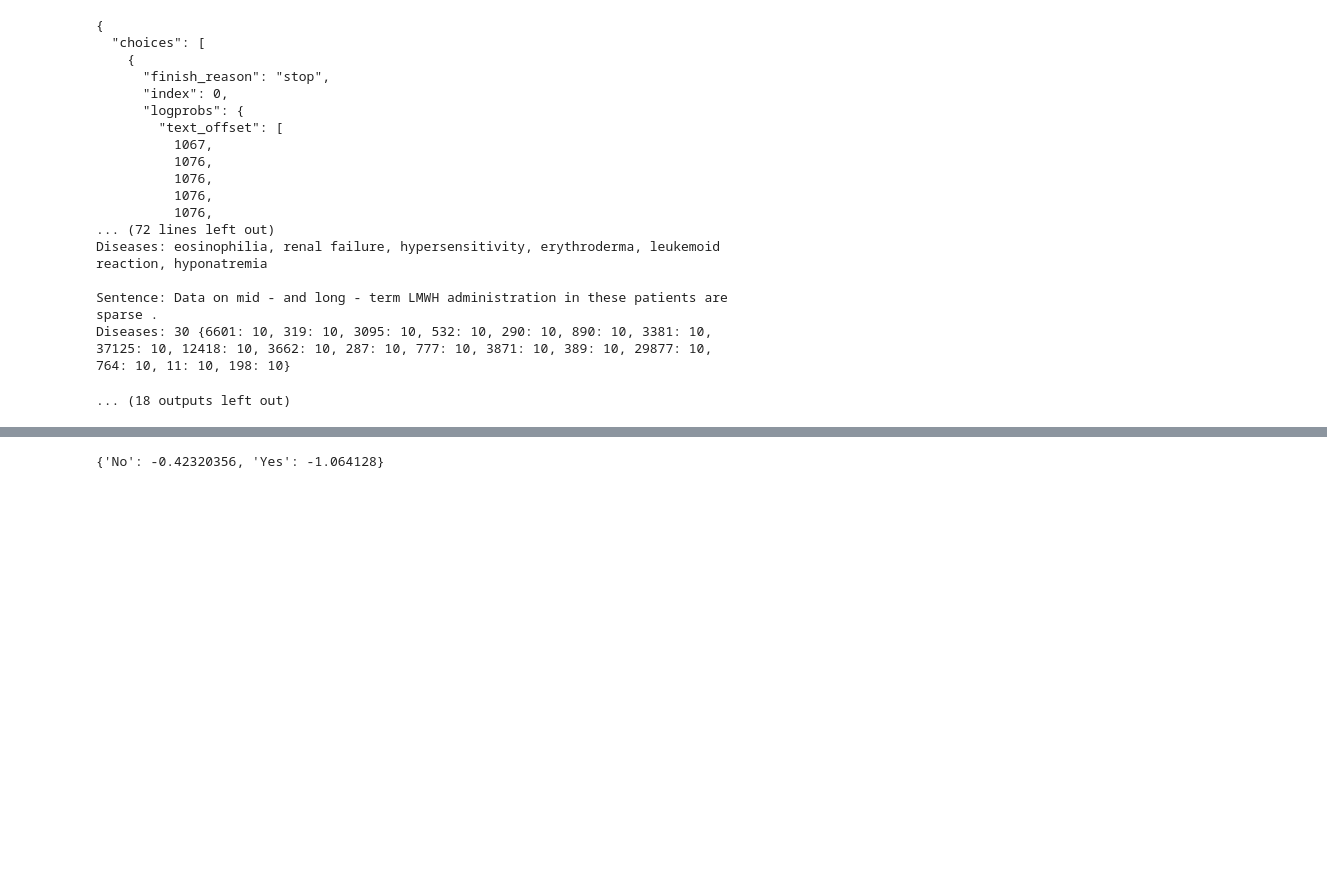
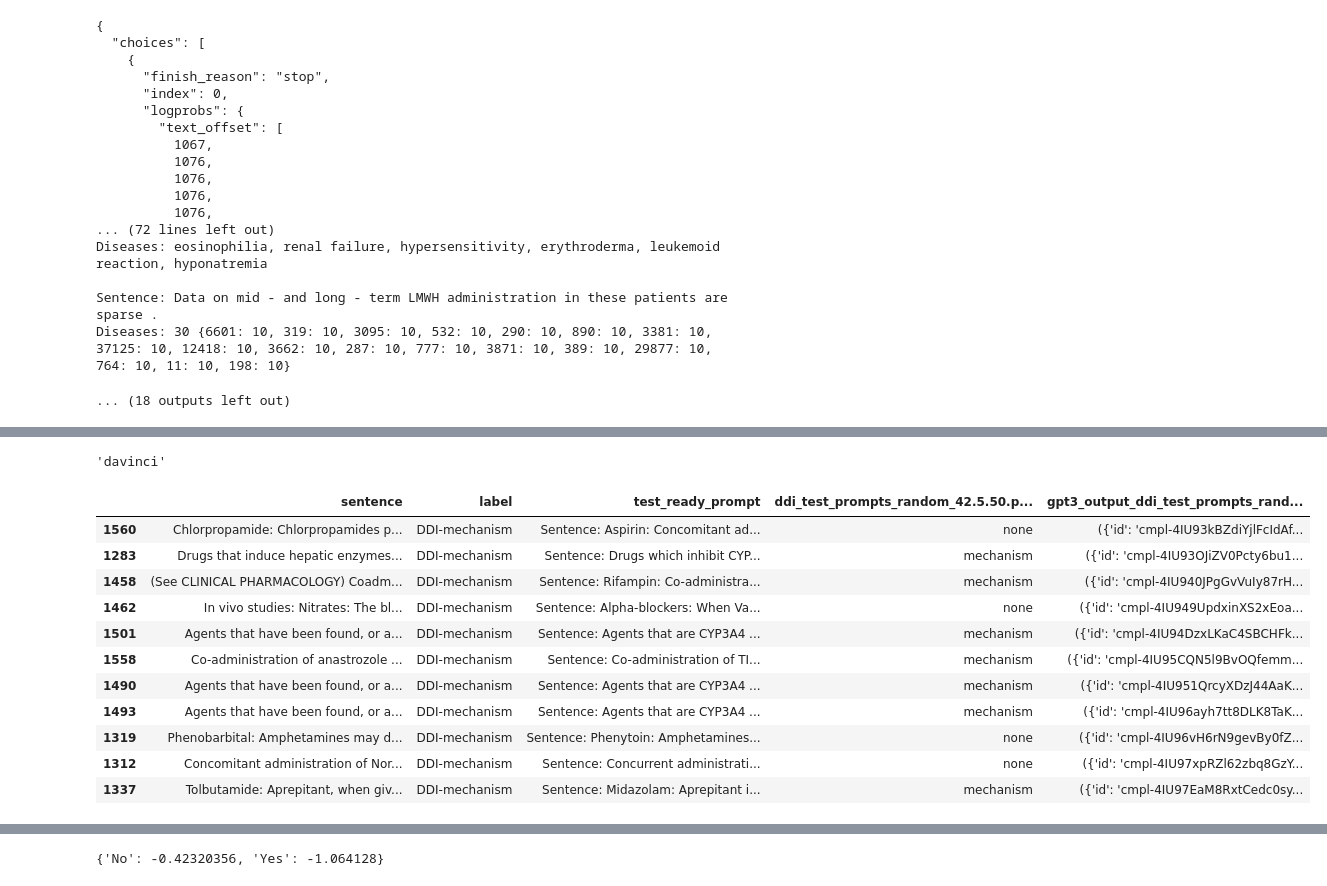
Before and after one commit to nickmcneal/biomedical-information-extraction, a Jupyter notebook: src/GPT-3 Running.ipynb, the cells around one changed output, grey strips where cells are left out. Drawn from its saved outputs; the diff is of its cells as text; code cells hidden in the pictures; blank space fills up the shorter version.

```diff
--- a/src/GPT-3 Running.ipynb
+++ b/src/GPT-3 Running.ipynb
@@ -31,14 +36,14 @@ filename_root = prompt_filename.split('/')[-1]
 test_ready_prompt_dataset = pickle.load(open(prompt_filename,'rb'))
 # %%
 data_name = 'ddi'
-seed = 21
+seed = 42
 few_shot_num = 5
 number_of_test_samples = 50
 selection_strategy = 'random'
 sep=None
 engine='davinci'
-permutation = 4
-verbalizer = 'natural'
+permutation = 0
+verbalizer = ''
 
 prompt_filename = '../data/{}_test_prompts_{}_{}.{}.{}.perm_{}.{}'.format(data_name, selection_strategy,seed,few_shot_num,number_of_test_samples,permutation,verbalizer)
 filename_root = prompt_filename.split('/')[-1]
@@ -46,3 +53,6 @@ test_ready_prompt_dataset = pickle.load(open(prompt_filename,'rb'))
+# %%
+prompt_filename = '../data/ddi_test_prompts_random_42.5.50.perm_4.KNN'
+test_ready_prompt_dataset = pickle.load(open(prompt_filename,'rb'))
 # %%
 test_ready_prompt_dataframe = test_ready_prompt_dataset['test_df']
 prompts = test_ready_prompt_dataframe.test_ready_prompt.values
@@ -115,6 +127,7 @@ def run_gpt3(engine, prompt, logit_bias_text, max_tokens=10, sep=None, logit_bia
                                       temperature=0,
                                       logit_bias = logit_biases,
                                       presence_penalty=-0.001,
+                                      logprobs=1,
                                       stop=["\n", "<|endoftext|>"])
     return sample
 # %%
@@ -489,3 +522,7 @@ Diseases: 30 {6601: 10, 319: 10, 3095: 10, 532: 10, 290: 10, 890: 10, 3381: 10,
+# %%
+engine
+# %% [output]
+'davinci'
 # %%
 #GENERATE Relation Extraction PREDICTIONS
 gpt3_output = []
@@ -493,10 +530,10 @@ predictions = []
 
 for i, prompt in tqdm(enumerate(prompts)):
 
-    test_sent = ' '.join(list(test_ready_prompt_dataframe.unique_labels.values[i]))
+    test_sent = ' '+' '.join(list(test_ready_prompt_dataframe.unique_labels.values[i]))+' '
     sample = run_gpt3(engine, prompt, test_sent, 1, sep, 10)
 
-    gpt3_output.append(sample)
+    gpt3_output.append((sample,prompt,test_sent))
     prediction = sample['choices'][0]['text']
     #Lowercasing all predictions
     prediction = prediction.lower().strip()
@@ -505,6 +542,21 @@ for i, prompt in tqdm(enumerate(prompts)):
 df = test_ready_prompt_dataframe
 df[filename_root] = predictions
 df['gpt3_output_{}'.format(filename_root)] = gpt3_output
+# %%
+df[df['labels'] == 'mechanism'][['sentence','label','test_ready_prompt','ddi_test_prompts_random_42.5.50.perm_0.','gpt3_output_ddi_test_prompts_random_42.5.50.perm_0.']]
+# %% [output]
+|  | sentence | label | test_ready_prompt | ddi_test_prompts_random_42.5.50.p... | gpt3_output_ddi_test_prompts_rand... |
+| 1560 | Chlorpropamide: Chlorpropamides p... | DDI-mechanism | Sentence: Aspirin: Concomitant ad... | none | ({'id': 'cmpl-4IU93kBZdiYjlFcIdAf... |
+| 1283 | Drugs that induce hepatic enzymes... | DDI-mechanism | Sentence: Drugs which inhibit CYP... | mechanism | ({'id': 'cmpl-4IU93OJiZV0Pcty6bu1... |
+| 1458 | (See CLINICAL PHARMACOLOGY) Coadm... | DDI-mechanism | Sentence: Rifampin: Co-administra... | mechanism | ({'id': 'cmpl-4IU940JPgGvVuIy87rH... |
+| 1462 | In vivo studies: Nitrates: The bl... | DDI-mechanism | Sentence: Alpha-blockers: When Va... | none | ({'id': 'cmpl-4IU949UpdxinXS2xEoa... |
+| 1501 | Agents that have been found, or a... | DDI-mechanism | Sentence: Agents that are CYP3A4 ... | mechanism | ({'id': 'cmpl-4IU94DzxLKaC4SBCHFk... |
+| 1558 | Co-administration of anastrozole ... | DDI-mechanism | Sentence: Co-administration of TI... | mechanism | ({'id': 'cmpl-4IU95CQN5l9BvOQfemm... |
+| 1490 | Agents that have been found, or a... | DDI-mechanism | Sentence: Agents that are CYP3A4 ... | mechanism | ({'id': 'cmpl-4IU951QrcyXDzJ44AaK... |
+| 1493 | Agents that have been found, or a... | DDI-mechanism | Sentence: Agents that are CYP3A4 ... | mechanism | ({'id': 'cmpl-4IU96ayh7tt8DLK8TaK... |
+| 1319 | Phenobarbital: Amphetamines may d... | DDI-mechanism | Sentence: Phenytoin: Amphetamines... | none | ({'id': 'cmpl-4IU96vH6rN9gevBy0fZ... |
+| 1312 | Concomitant administration of Nor... | DDI-mechanism | Sentence: Concurrent administrati... | none | ({'id': 'cmpl-4IU97xpRZl62zbq8GzY... |
+| 1337 | Tolbutamide: Aprepitant, when giv... | DDI-mechanism | Sentence: Midazolam: Aprepitant i... | mechanism | ({'id': 'cmpl-4IU97EaM8RxtCedc0sy... |
 # %%
 preds_filename_root = filename_root+'.preds.{}'.format(engine)+'{}-{}-{}'.format(logit_bias, sep_logit_bias, new_line_logit_bias)
 if filtering:
```
Also changed, not shown: parts of 20 cells of this notebook, 18 other files.
